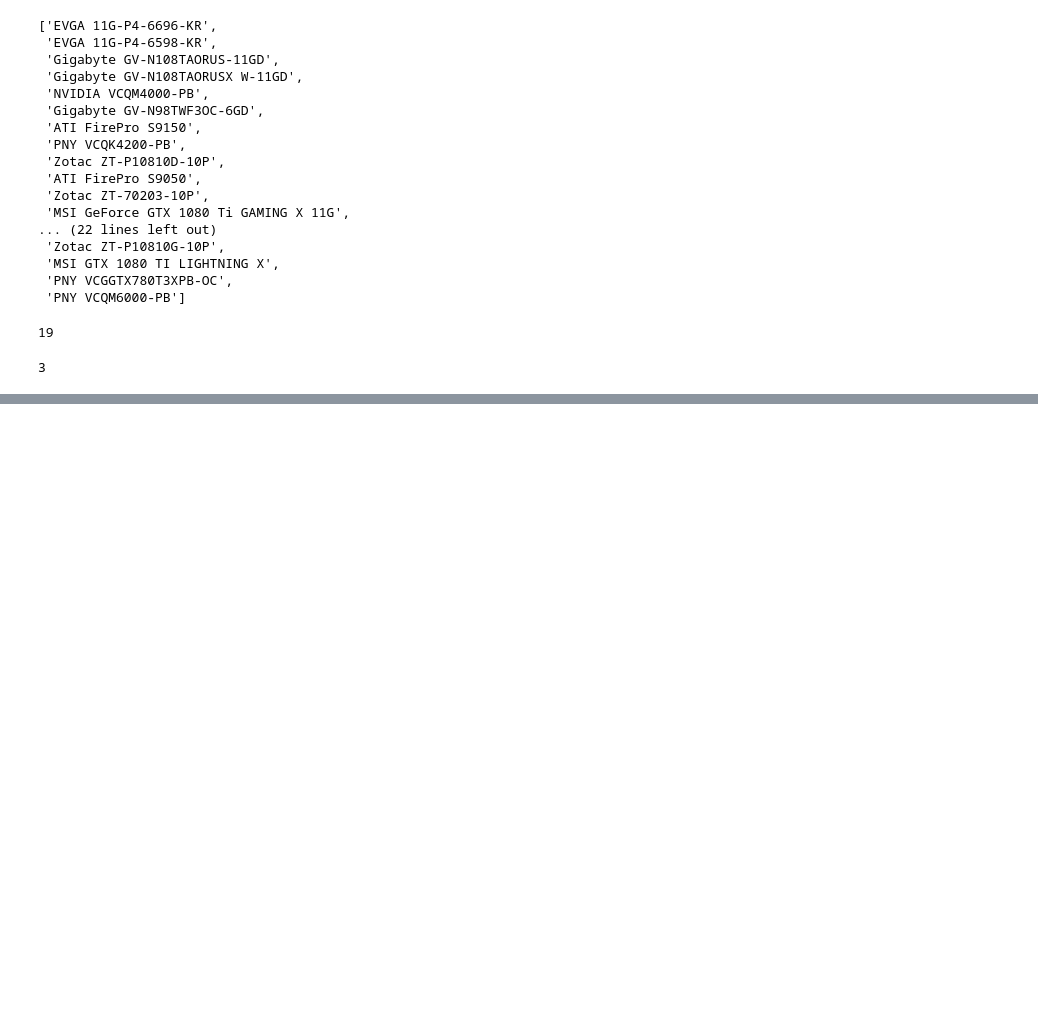
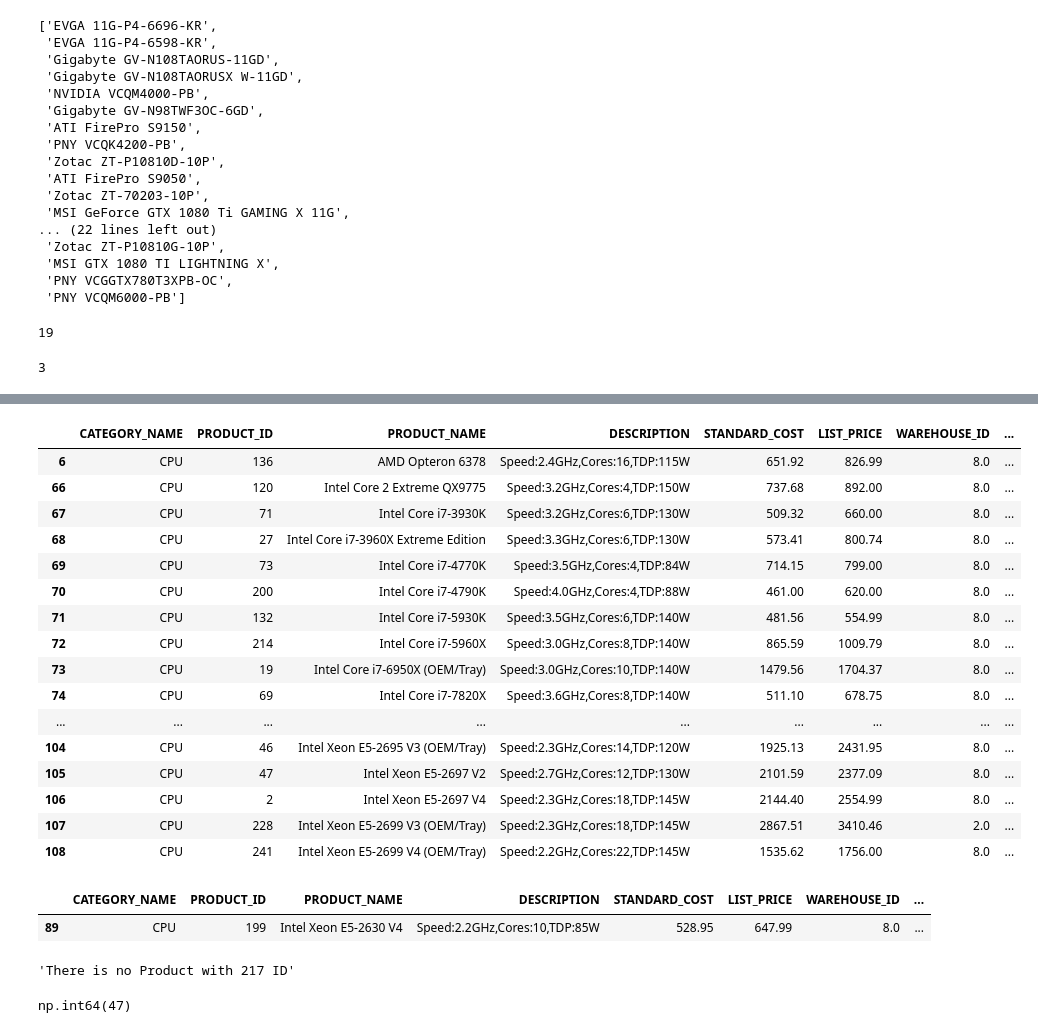
Before and after one commit to MProtik/Store-Management-System-Project, a Jupyter notebook: DatabaseNotebook.ipynb, the cells around one changed output, grey strips where cells are left out. Saved outputs shown, nothing was run; the diff lists cells and outputs as text; code cells hidden in the pictures; blank space fills up the shorter version.

```diff
--- a/DatabaseNotebook.ipynb
+++ b/DatabaseNotebook.ipynb
@@ -744,0 +1363,3 @@ Database.whole_customerstable()
+# %%
+df = pd.read_sql_query("select * from soldproducts", conn)
+df
@@ -744,0 +1384,2 @@ Database.whole_customerstable()
+# %%
+df = df["Sold_Date"].dropna()
@@ -744,0 +1442,25 @@ Database.whole_customerstable()
+# %%
+def filter_by_category(category):
+    df = Database.whole_database()
+    df = df[df["CATEGORY_NAME"] == category]
+    return df
+# %%
+filter_by_category("CPU")
+# %% [output]
+|  | CATEGORY_NAME | PRODUCT_ID | PRODUCT_NAME | DESCRIPTION | STANDARD_COST | LIST_PRICE | WAREHOUSE_ID | ... |
+| 6 | CPU | 136 | AMD Opteron 6378 | Speed:2.4GHz,Cores:16,TDP:115W | 651.92 | 826.99 | 8.0 | ... |
+| 66 | CPU | 120 | Intel Core 2 Extreme QX9775 | Speed:3.2GHz,Cores:4,TDP:150W | 737.68 | 892.00 | 8.0 | ... |
+| 67 | CPU | 71 | Intel Core i7-3930K | Speed:3.2GHz,Cores:6,TDP:130W | 509.32 | 660.00 | 8.0 | ... |
+| 68 | CPU | 27 | Intel Core i7-3960X Extreme Edition | Speed:3.3GHz,Cores:6,TDP:130W | 573.41 | 800.74 | 8.0 | ... |
+| 69 | CPU | 73 | Intel Core i7-4770K | Speed:3.5GHz,Cores:4,TDP:84W | 714.15 | 799.00 | 8.0 | ... |
+| 70 | CPU | 200 | Intel Core i7-4790K | Speed:4.0GHz,Cores:4,TDP:88W | 461.00 | 620.00 | 8.0 | ... |
+| 71 | CPU | 132 | Intel Core i7-5930K | Speed:3.5GHz,Cores:6,TDP:140W | 481.56 | 554.99 | 8.0 | ... |
+| 72 | CPU | 214 | Intel Core i7-5960X | Speed:3.0GHz,Cores:8,TDP:140W | 865.59 | 1009.79 | 8.0 | ... |
+| 73 | CPU | 19 | Intel Core i7-6950X (OEM/Tray) | Speed:3.0GHz,Cores:10,TDP:140W | 1479.56 | 1704.37 | 8.0 | ... |
+| 74 | CPU | 69 | Intel Core i7-7820X | Speed:3.6GHz,Cores:8,TDP:140W | 511.10 | 678.75 | 8.0 | ... |
+| ... | ... | ... | ... | ... | ... | ... | ... | ... |
+| 104 | CPU | 46 | Intel Xeon E5-2695 V3 (OEM/Tray) | Speed:2.3GHz,Cores:14,TDP:120W | 1925.13 | 2431.95 | 8.0 | ... |
+| 105 | CPU | 47 | Intel Xeon E5-2697 V2 | Speed:2.7GHz,Cores:12,TDP:130W | 2101.59 | 2377.09 | 8.0 | ... |
+| 106 | CPU | 2 | Intel Xeon E5-2697 V4 | Speed:2.3GHz,Cores:18,TDP:145W | 2144.40 | 2554.99 | 8.0 | ... |
+| 107 | CPU | 228 | Intel Xeon E5-2699 V3 (OEM/Tray) | Speed:2.3GHz,Cores:18,TDP:145W | 2867.51 | 3410.46 | 2.0 | ... |
+| 108 | CPU | 241 | Intel Xeon E5-2699 V4 (OEM/Tray) | Speed:2.2GHz,Cores:22,TDP:145W | 1535.62 | 1756.00 | 8.0 | ... |
@@ -744,0 +1475,9 @@ Database.whole_customerstable()
+# %%
+SearchByProductID(199)
+# %% [output]
+|  | CATEGORY_NAME | PRODUCT_ID | PRODUCT_NAME | DESCRIPTION | STANDARD_COST | LIST_PRICE | WAREHOUSE_ID | ... |
+| 89 | CPU | 199 | Intel Xeon E5-2630 V4 | Speed:2.2GHz,Cores:10,TDP:85W | 528.95 | 647.99 | 8.0 | ... |
+# %%
+Database.SearchByProductID(217)
+# %% [output]
+'There is no Product with 217 ID'
@@ -744,0 +1492,4 @@ Database.whole_customerstable()
+# %%
+SearchByProductName("Intel Xeon E5-2697 V2")["PRODUCT_ID"].iloc[0]
+# %% [output]
+np.int64(47)
```
Also changed, not shown: parts of 72 cells of this notebook, 28 other files.
